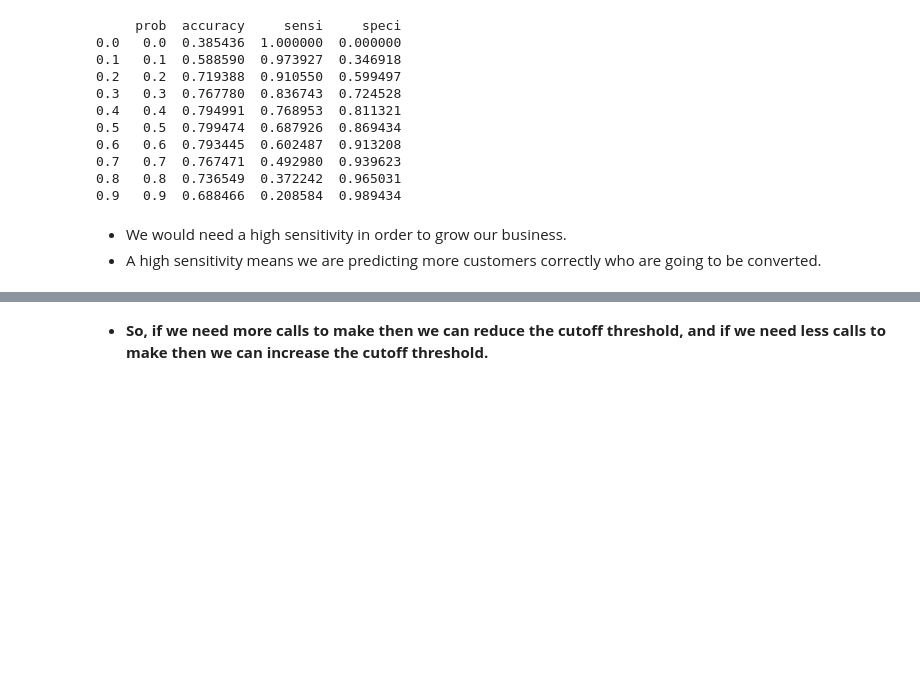
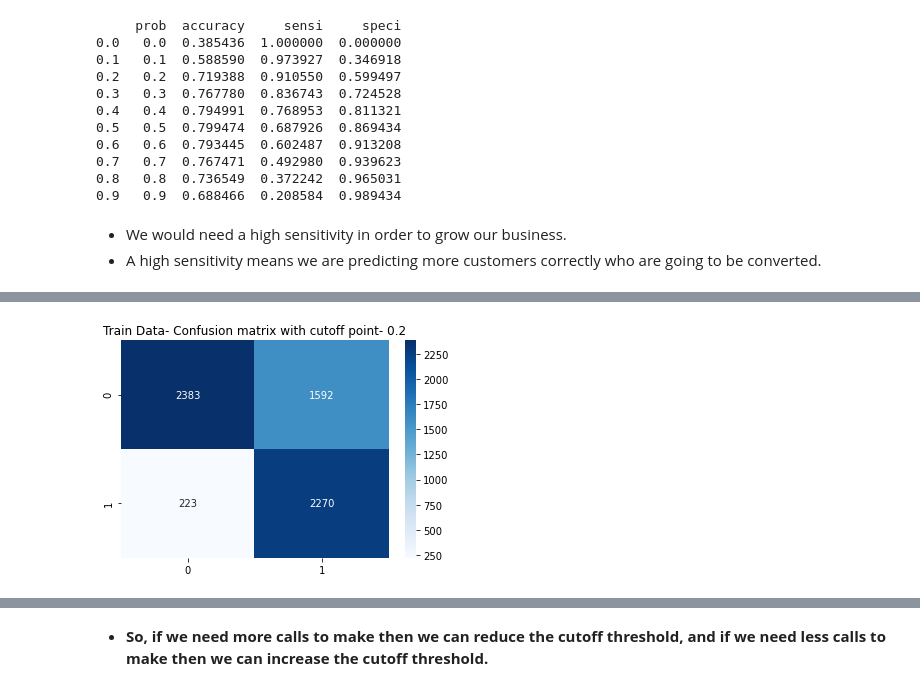
Before and after one commit to Janavi0308/lead-scoring, a Jupyter notebook: lead_scoring.ipynb, the cells around one changed output, grey strips where cells are left out. Saved outputs shown, nothing was run; the diff lists cells and outputs as text; code cells hidden in the pictures; blank space fills up the shorter version.

```diff
--- a/lead_scoring.ipynb
+++ b/lead_scoring.ipynb
@@ -1061,0 +1105,8 @@ plt.show()
+# %%
+cutoff = 0.2
+cm1 = metrics.confusion_matrix(train_score_card.y_actual, train_score_card[cutoff] )
+plt.title(f"Train Data- Confusion matrix with cutoff point- {cutoff}")
+sns.heatmap(cm1, annot=True, fmt='g', cmap='Blues')
+plt.show()
+# %% [output]
+[figure, added]
```
Also changed, not shown: parts of 29 cells of this notebook.
